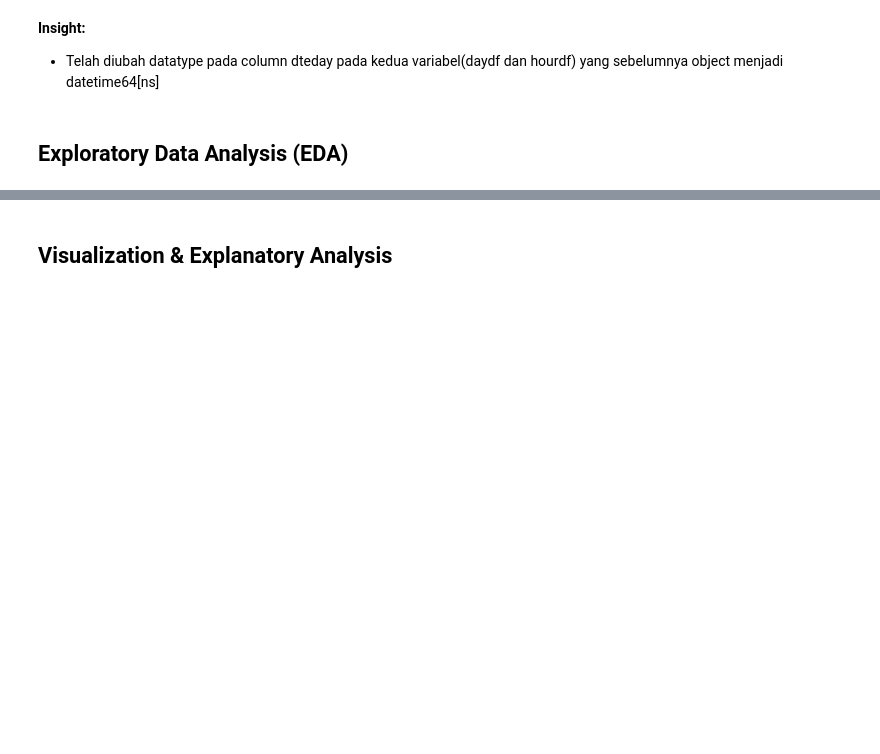
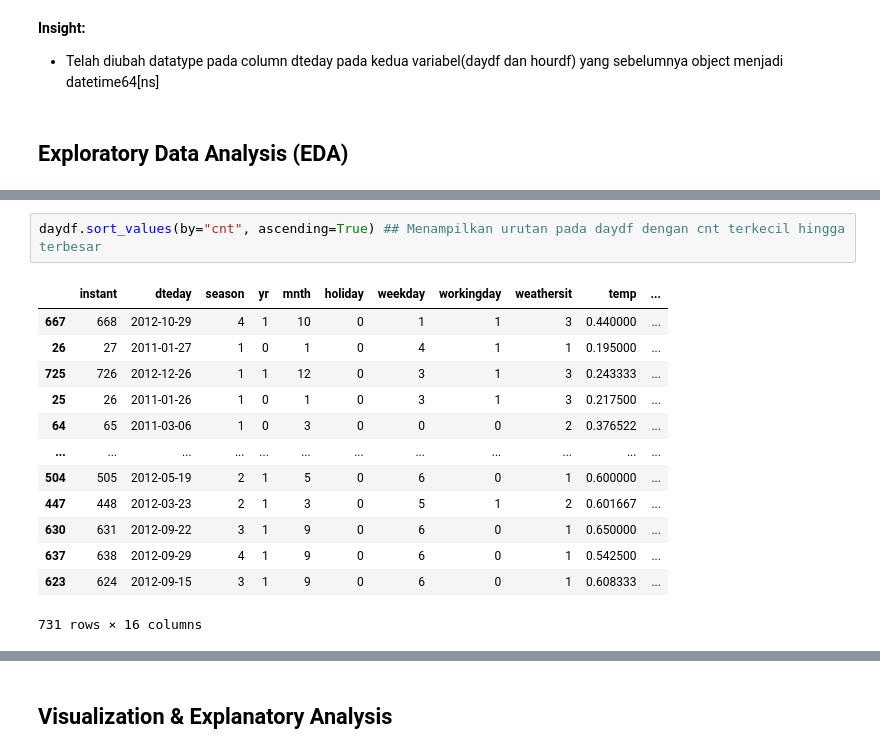
Before and after one commit to ItSam77/DataAnalyze, a Jupyter notebook: Proyek_Analisis_Data.ipynb, the cells around one changed output, grey strips where cells are left out. Drawn from its saved outputs; the diff is of its cells as text; blank space fills up the shorter version.

```diff
--- a/Proyek_Analisis_Data.ipynb
+++ b/Proyek_Analisis_Data.ipynb
@@ -233,0 +272,16 @@ memory usage: 2.3 MB
+# %%
+daydf.sort_values(by="cnt", ascending=True) ## Menampilkan urutan pada daydf dengan cnt terkecil hingga terbesar
+# %% [output]
+|  | instant | dteday | season | yr | mnth | holiday | weekday | workingday | weathersit | temp | ... |
+| 667 | 668 | 2012-10-29 | 4 | 1 | 10 | 0 | 1 | 1 | 3 | 0.440000 | ... |
+| 26 | 27 | 2011-01-27 | 1 | 0 | 1 | 0 | 4 | 1 | 1 | 0.195000 | ... |
+| 725 | 726 | 2012-12-26 | 1 | 1 | 12 | 0 | 3 | 1 | 3 | 0.243333 | ... |
+| 25 | 26 | 2011-01-26 | 1 | 0 | 1 | 0 | 3 | 1 | 3 | 0.217500 | ... |
+| 64 | 65 | 2011-03-06 | 1 | 0 | 3 | 0 | 0 | 0 | 2 | 0.376522 | ... |
+| ... | ... | ... | ... | ... | ... | ... | ... | ... | ... | ... | ... |
+| 504 | 505 | 2012-05-19 | 2 | 1 | 5 | 0 | 6 | 0 | 1 | 0.600000 | ... |
+| 447 | 448 | 2012-03-23 | 2 | 1 | 3 | 0 | 5 | 1 | 2 | 0.601667 | ... |
+| 630 | 631 | 2012-09-22 | 3 | 1 | 9 | 0 | 6 | 0 | 1 | 0.650000 | ... |
+| 637 | 638 | 2012-09-29 | 4 | 1 | 9 | 0 | 6 | 0 | 1 | 0.542500 | ... |
+| 623 | 624 | 2012-09-15 | 3 | 1 | 9 | 0 | 6 | 0 | 1 | 0.608333 | ... |
+731 rows × 16 columns
```
Also changed, not shown: parts of 12 cells of this notebook.
